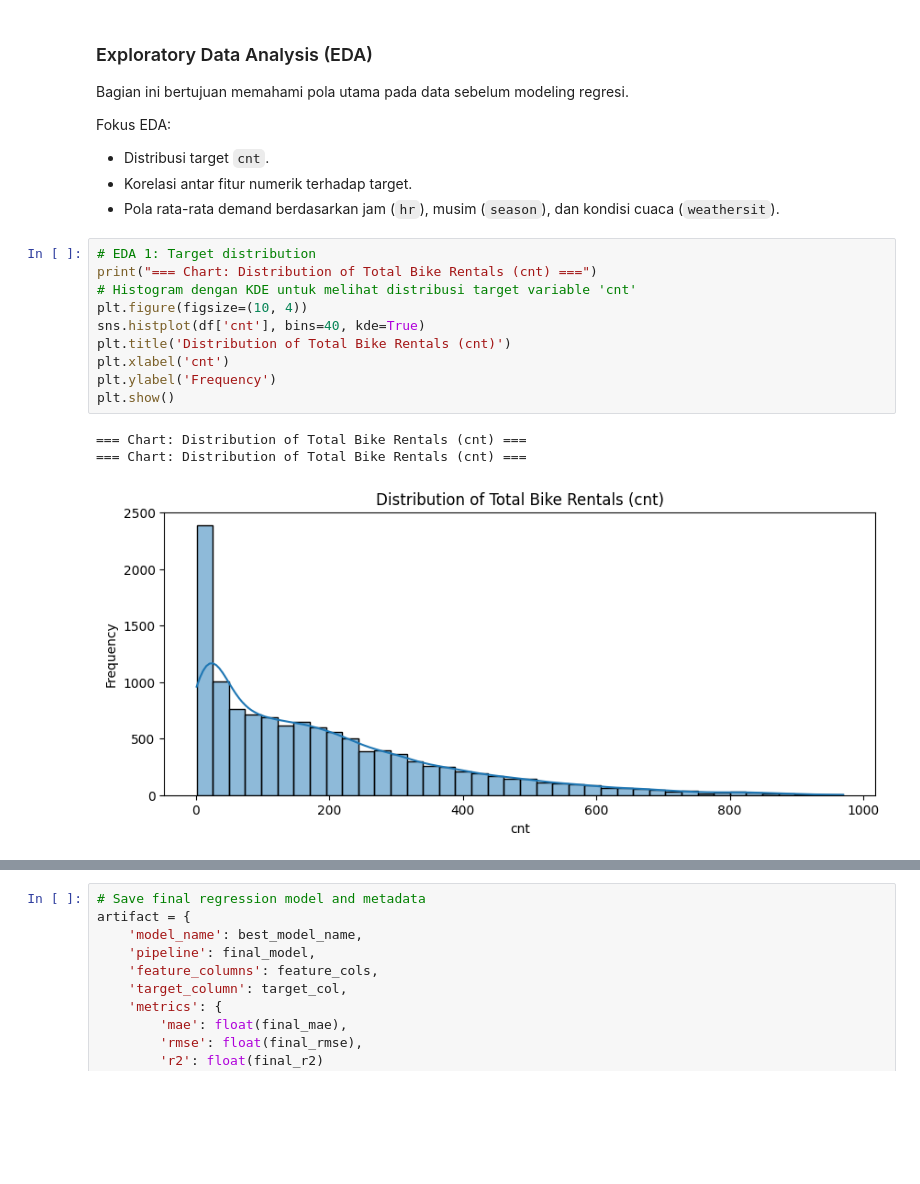
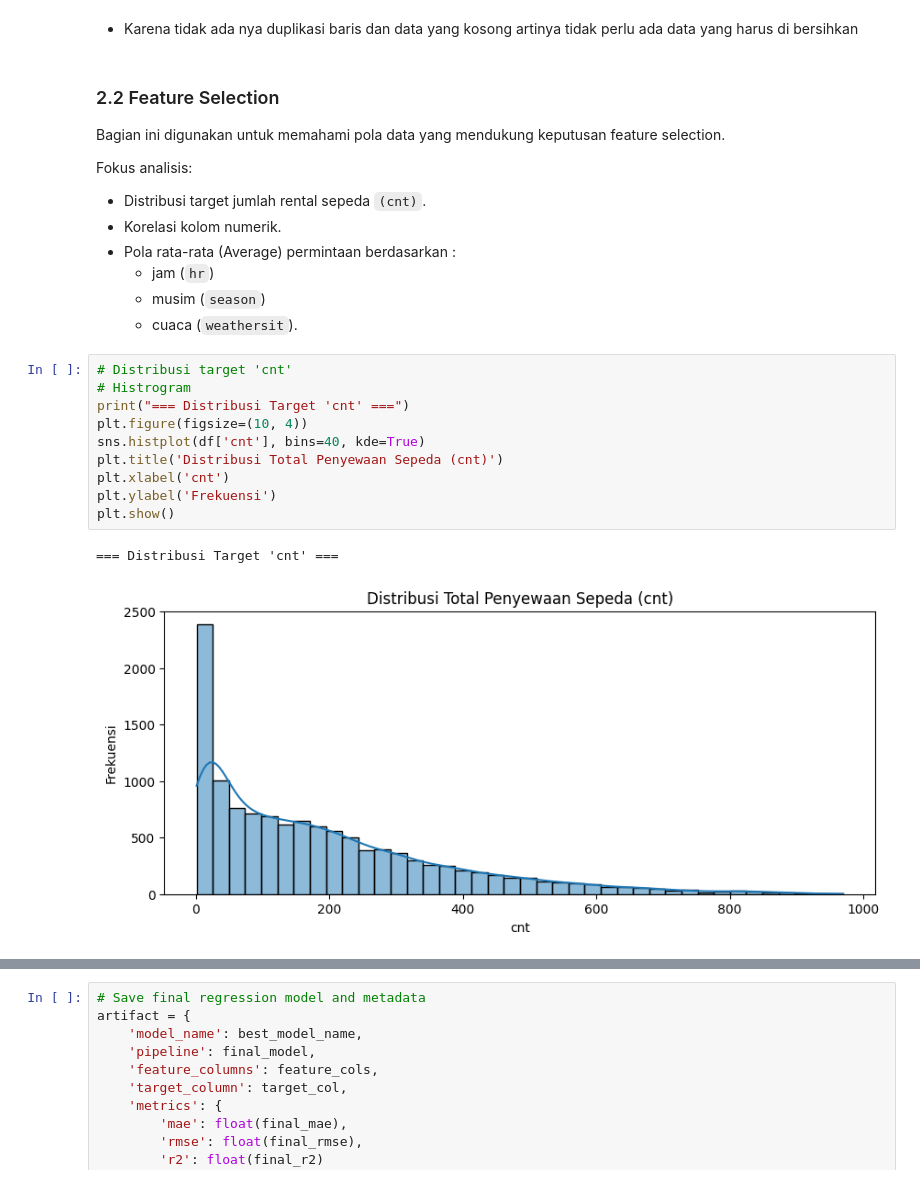
Before and after one commit to yoganino123/Exercise-Purwadhika-, a Jupyter notebook: Module 2/Capstone 2/CapstoneProject_Module2_Regretion.ipynb, the cells around one changed output, grey strips where cells are left out. Drawn from its saved outputs; the diff is of its cells as text; blank space fills up the shorter version.

```diff
--- a/Module 2/Capstone 2/CapstoneProject_Module2_Regretion.ipynb
+++ b/Module 2/Capstone 2/CapstoneProject_Module2_Regretion.ipynb
@@ -208,26 +193,30 @@ Duplicate rows: 0
 | casual | 12165.0 | 35.834443 | 49.489286 | 0.00 | 4.0000 | 17.0000 | 49.0000 | 362.0 |
 | registered | 12165.0 | 153.436580 | 151.046123 | 0.00 | 34.0000 | 115.0000 | 220.0000 | 876.0 |
 | cnt | 12165.0 | 189.271023 | 181.223903 | 1.00 | 40.0000 | 142.0000 | 282.0000 | 970.0 |
+# %% [markdown]
+- Karena tidak ada nya duplikasi baris dan data yang kosong artinya tidak perlu ada data yang harus di bersihkan
 # %% [markdown]
-### Exploratory Data Analysis (EDA)
+### 2.2 Feature Selection
 
-Bagian ini bertujuan memahami pola utama pada data sebelum modeling regresi.
+Bagian ini digunakan untuk memahami pola data yang mendukung keputusan feature selection.
 
-Fokus EDA:
-- Distribusi target `cnt`.
-- Korelasi antar fitur numerik terhadap target.
-- Pola rata-rata demand berdasarkan jam (`hr`), musim (`season`), dan kondisi cuaca (`weathersit`).
+Fokus analisis:
+- Distribusi target jumlah rental sepeda `(cnt)`.
+- Korelasi kolom numerik.
+- Pola rata-rata (Average) permintaan berdasarkan  :
+  - jam (`hr`)
+  -  musim (`season`)
+  - cuaca (`weathersit`).
 # %%
-# EDA 1: Target distribution
-print("=== Chart: Distribution of Total Bike Rentals (cnt) ===")
-# Histogram dengan KDE untuk melihat distribusi target variable 'cnt'
+# Distribusi target 'cnt'
+# Histrogram
+print("=== Distribusi Target 'cnt' ===")
 plt.figure(figsize=(10, 4))
 sns.histplot(df['cnt'], bins=40, kde=True)
-plt.title('Distribution of Total Bike Rentals (cnt)')
+plt.title('Distribusi Total Penyewaan Sepeda (cnt)')
 plt.xlabel('cnt')
-plt.ylabel('Frequency')
+plt.ylabel('Frekuensi')
 plt.show()
 # %% [output]
-=== Chart: Distribution of Total Bike Rentals (cnt) ===
-=== Chart: Distribution of Total Bike Rentals (cnt) ===
+=== Distribusi Target 'cnt' ===
-[figure, old version]
+[figure, new version]
```
Also changed, not shown: parts of 33 cells of this notebook.
